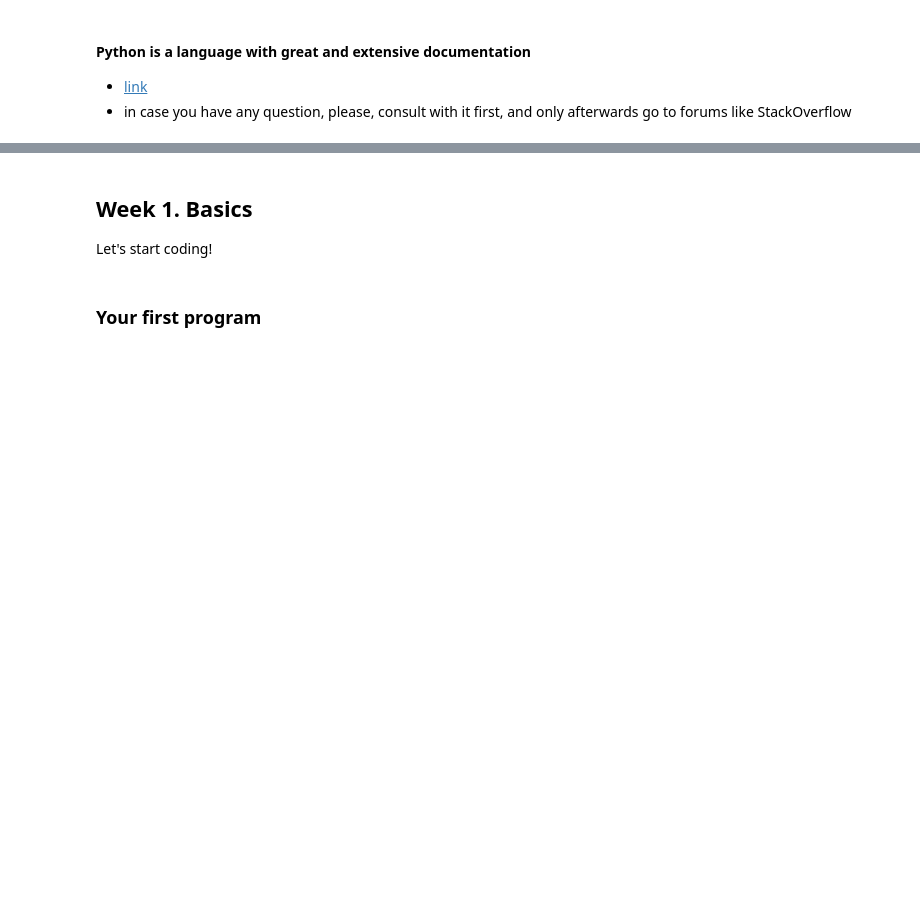
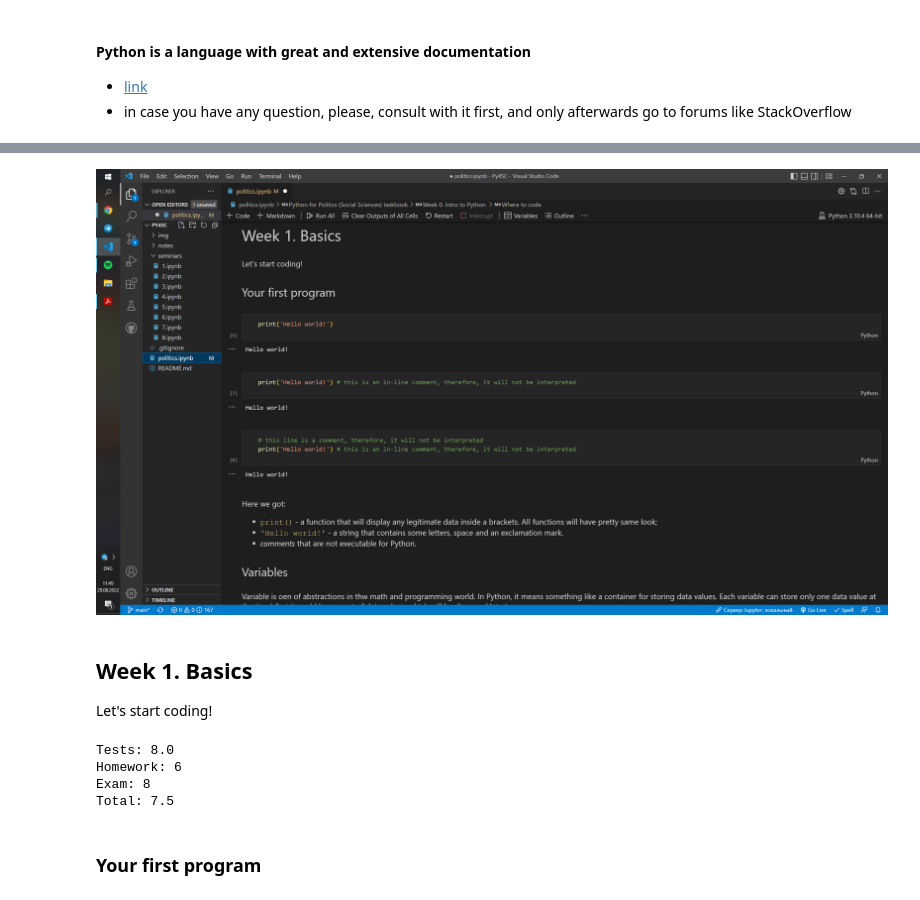
Before and after one commit to alexpoov/Py4SC, a Jupyter notebook: politics.ipynb, the cells around one changed output, grey strips where cells are left out. Drawn from its saved outputs; the diff is of its cells as text; code cells hidden in the pictures; blank space fills up the shorter version.

```diff
--- a/politics.ipynb
+++ b/politics.ipynb
@@ -145,7 +171,27 @@ print(type(x))
+# %%
+display(Image(filename='img/ide.png'))
+# %% [output]
+[figure, added]
 # %% [markdown]
 ## Week 1. Basics
 
 Let's start coding!
+# %%
+import numpy as np
+
+grades = input() # 5 за тесты, 1 за дз, 1 за экз
+grades = [int(x) for x in grades.split()]
+
+test = np.mean(grades[0:5])
+homework = grades[5]
+exam = grades[6]
+
+print("Tests:", test, "\nHomework:", homework, "\nExam:", exam, "\nTotal:", 0.25*test + 0.25*homework + 0.5*exam)
+# %% [output]
+Tests: 8.0
+Homework: 6
+Exam: 8
+Total: 7.5
 # %% [markdown]
 ### Your first program
 # %%
```
Also changed, not shown: parts of 6 cells of this notebook, 1 other file.
